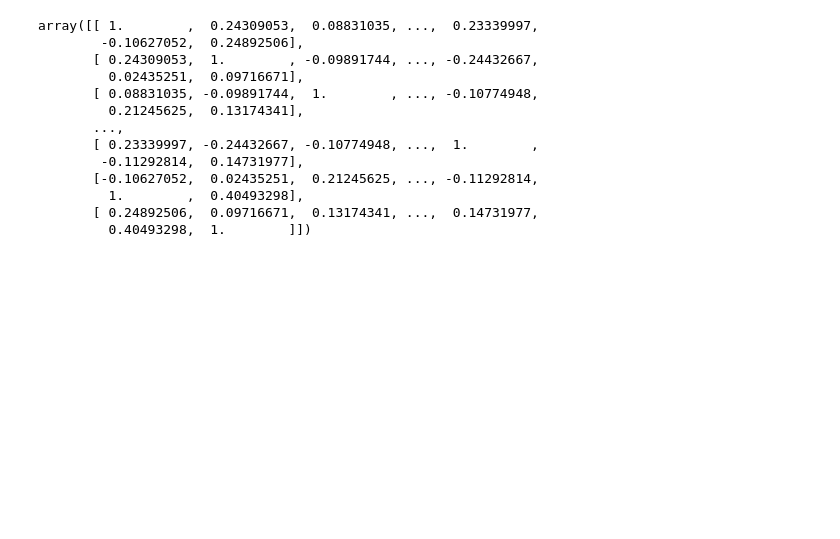
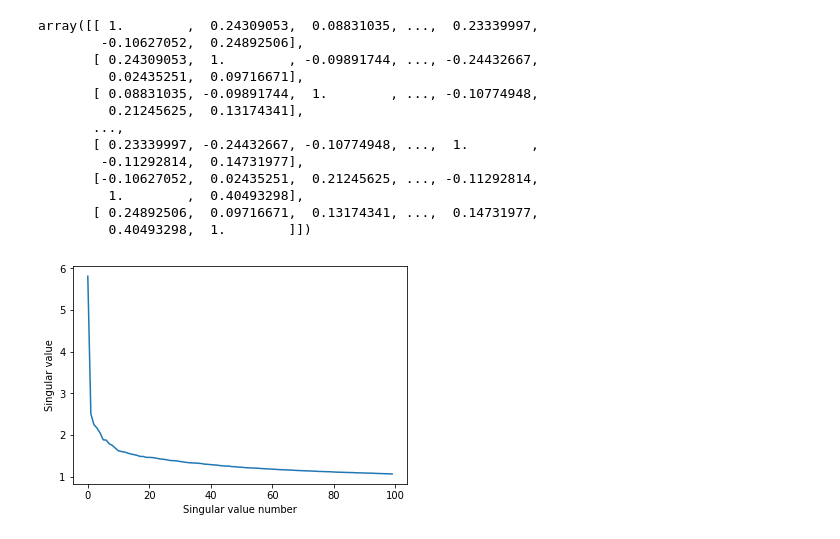
Before and after one commit to bring-me-broadway/CS4300_Flask_template, a Jupyter notebook: Similarity building.ipynb, the cells around one changed output. Cells and saved outputs as stored; diff of their text form; code cells hidden in the pictures; blank space fills up the shorter version.

Commit message:
added review similarity

```diff
--- a/Similarity building.ipynb
+++ b/Similarity building.ipynb
@@ -490,3 +490,27 @@ array([[ 1.        ,  0.24309053,  0.08831035, ...,  0.23339997,
          1.        ,  0.40493298],
        [ 0.24892506,  0.09716671,  0.13174341, ...,  0.14731977,
          0.40493298,  1.        ]])
+# %%
+import pandas
+reviews = pandas.read_csv("reviews_v6.csv",sep=",")
+# %%
+rev_list = []
+for rev in reviews.values:
+    rev_list.append(rev[1])
+# %%
+tfidf_vec4 = TfidfVectorizer(max_features = 6000, stop_words = "english", max_df = 0.85, min_df = 3, norm = "l2")
+doc_by_vocab4 = tfidf_vec4.fit_transform([i for i in rev_list]).transpose()
+index_to_vocab4 = {i:v for i, v in enumerate(tfidf_vec4.get_feature_names())}
+# %%
+u4, s4, v_t4 = svds(doc_by_vocab4, k=100)
+# %%
+import matplotlib
+import numpy as np
+import matplotlib.pyplot as plt
+%matplotlib inline
+plt.plot(s4[::-1])
+plt.xlabel("Singular value number")
+plt.ylabel("Singular value")
+plt.show()
+# %% [output]
+[figure, added]
```
Also changed, not shown: parts of 14 cells of this notebook, 1 other file.
